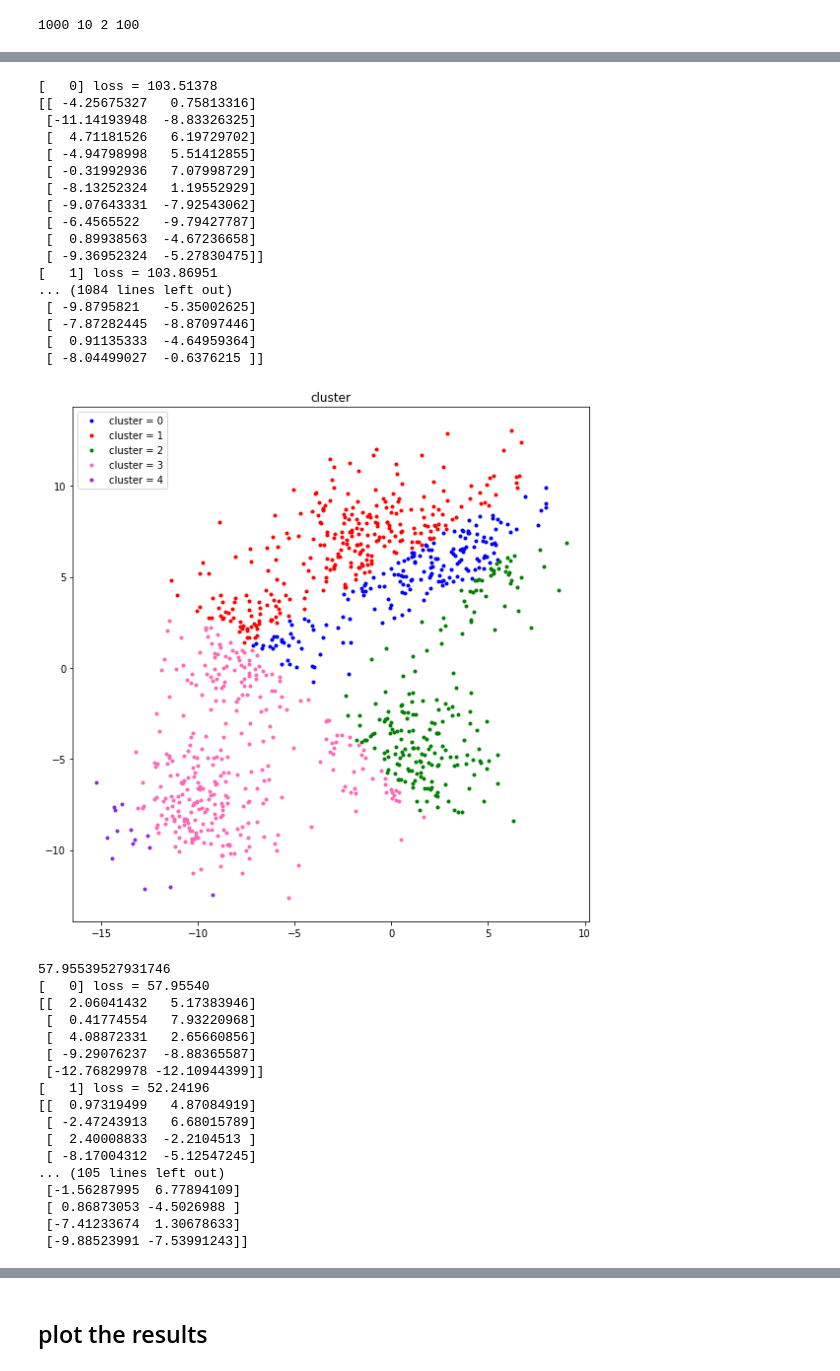
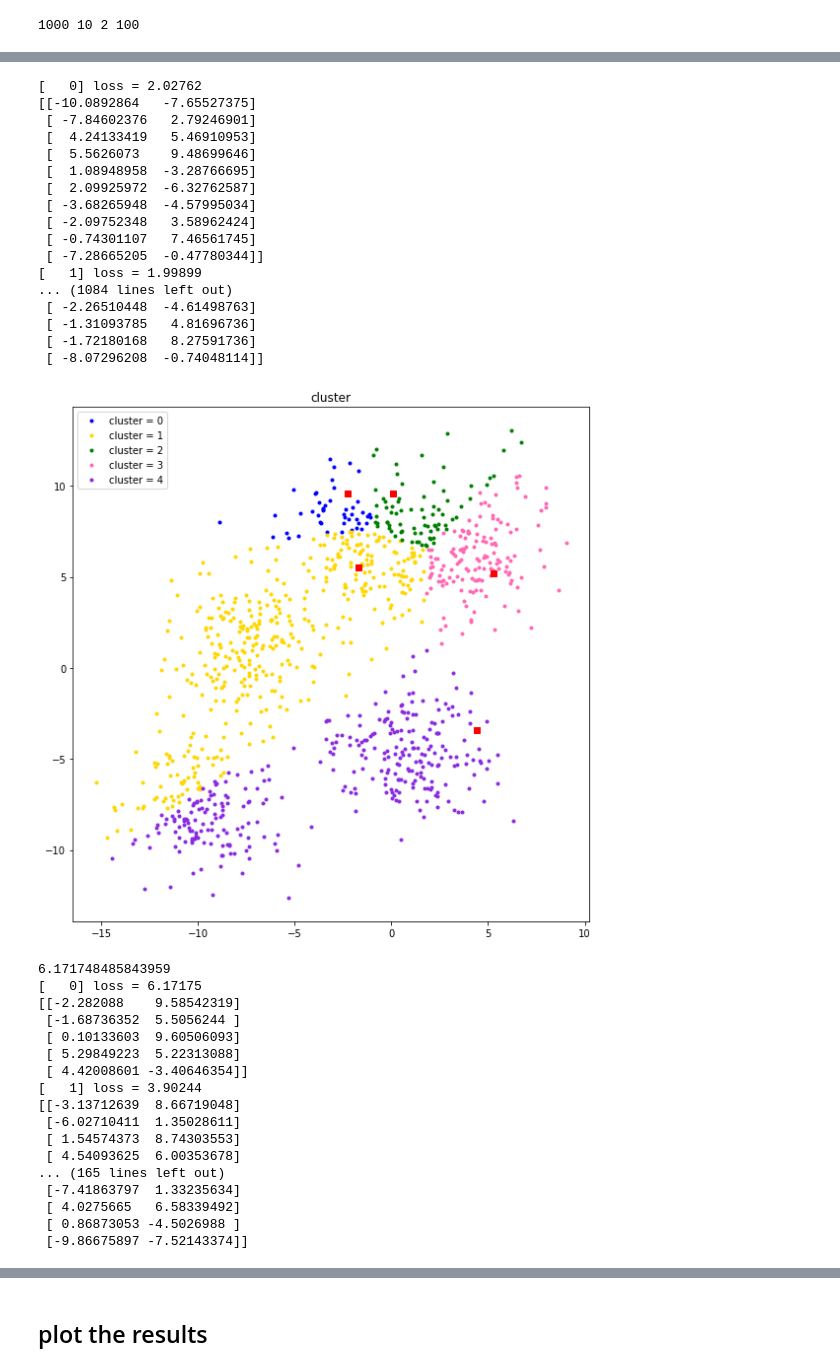
Before and after one commit to jstep750/assignment-machine-learning, a Jupyter notebook: 11/assignment_11.ipynb, the cells around one changed output, grey strips where cells are left out. Cells and saved outputs as stored; diff of their text form; code cells hidden in the pictures.

```diff
--- a/11/assignment_11.ipynb
+++ b/11/assignment_11.ipynb
@@ -162,29 +173,29 @@ for i in range(number_iteration):
         distance[:, k] = compute_distance(feature, centroid[k,:])   #compute distance from k_th centroid
 
     label_feature = compute_label(distance)   #update label(argmin distance)
-    loss = (1/number_data)*(distance.sum())
+    loss = (1/distance.shape[0])*distance.min(axis=1).sum()
     loss_iteration[i] = loss
     centroid_iteration[i] = centroid
     print("[%4d] loss = %5.5f" % (i, loss))
     print(centroid)
 # %% [output]
-[   0] loss = 103.51378
-[[ -4.25675327   0.75813316]
- [-11.14193948  -8.83326325]
- [  4.71181526   6.19729702]
- [ -4.94798998   5.51412855]
- [ -0.31992936   7.07998729]
- [ -8.13252324   1.19552929]
- [ -9.07643331  -7.92543062]
- [ -6.4565522   -9.79427787]
- [  0.89938563  -4.67236658]
- [ -9.36952324  -5.27830475]]
-[   1] loss = 103.86951
+[   0] loss = 2.02762
+[[-10.0892864   -7.65527375]
+ [ -7.84602376   2.79246901]
+ [  4.24133419   5.46910953]
+ [  5.5626073    9.48699646]
+ [  1.08948958  -3.28766695]
+ [  2.09925972  -6.32762587]
+ [ -3.68265948  -4.57995034]
+ [ -2.09752348   3.58962424]
+ [ -0.74301107   7.46561745]
+ [ -7.28665205  -0.47780344]]
+[   1] loss = 1.99899
 ... (1084 lines left out)
- [ -9.8795821   -5.35002625]
- [ -7.87282445  -8.87097446]
- [  0.91135333  -4.64959364]
- [ -8.04499027  -0.6376215 ]]
+ [ -2.26510448  -4.61498763]
+ [ -1.31093785   4.81696736]
+ [ -1.72180168   8.27591736]
+ [ -8.07296208  -0.74048114]]
 # %%
 def find_centroid(num, max_iter):
     number_cluster      = num
@@ -200,11 +211,11 @@ def find_centroid(num, max_iter):
         distance[:, k] = compute_distance(feature, centroid[k])
 
     label_feature = compute_label(distance)
-    plot_cluster(feature, label_feature, num)
-    print((1/number_data)*(distance.sum()))
+    plot_cluster(feature, label_feature, num, centroid)
+    print((1/distance.shape[0])*(distance.min(axis=1).sum()))
 
     for i in range(number_iteration):
-        loss = (1/number_data)*(distance.sum())
+        loss = (1/distance.shape[0])*(distance.min(axis=1).sum())
         loss_iteration[i] = loss
         centroid_iteration[i] = centroid
         print("[%4d] loss = %5.5f" % (i, loss))
@@ -218,23 +229,25 @@ def find_centroid(num, max_iter):
 
     return centroid, loss_iteration, centroid_iteration, label_feature
 # %%
-centroid, loss_iteration, centroid_iteration, label_feature = find_centroid(5, 20)
+centroid, loss_iteration, centroid_iteration, label_feature = find_centroid(5, 30)
+plot_loss_curve(loss_iteration)
+plot_cluster(feature, label_feature, 5, centroid)
 # %% [output]
-[figure, old version]
+[figure, new version]
-57.95539527931746
-[   0] loss = 57.95540
-[[  2.06041432   5.17383946]
- [  0.41774554   7.93220968]
- [  4.08872331   2.65660856]
- [ -9.29076237  -8.88365587]
- [-12.76829978 -12.10944399]]
-[   1] loss = 52.24196
-[[  0.97319499   4.87084919]
- [ -2.47243913   6.68015789]
- [  2.40008833  -2.2104513 ]
- [ -8.17004312  -5.12547245]
-... (105 lines left out)
- [-1.56287995  6.77894109]
+6.171748485843959
+[   0] loss = 6.17175
+[[-2.282088    9.58542319]
+ [-1.68736352  5.5056244 ]
+ [ 0.10133603  9.60506093]
+ [ 5.29849223  5.22313088]
+ [ 4.42008601 -3.40646354]]
+[   1] loss = 3.90244
+[[-3.13712639  8.66719048]
+ [-6.02710411  1.35028611]
+ [ 1.54574373  8.74303553]
+ [ 4.54093625  6.00353678]
+... (165 lines left out)
+ [-7.41863797  1.33235634]
+ [ 4.0275665   6.58339492]
  [ 0.86873053 -4.5026988 ]
- [-7.41233674  1.30678633]
- [-9.88523991 -7.53991243]]
+ [-9.86675897 -7.52143374]]
```
Also changed, not shown: parts of 16 cells of this notebook.
